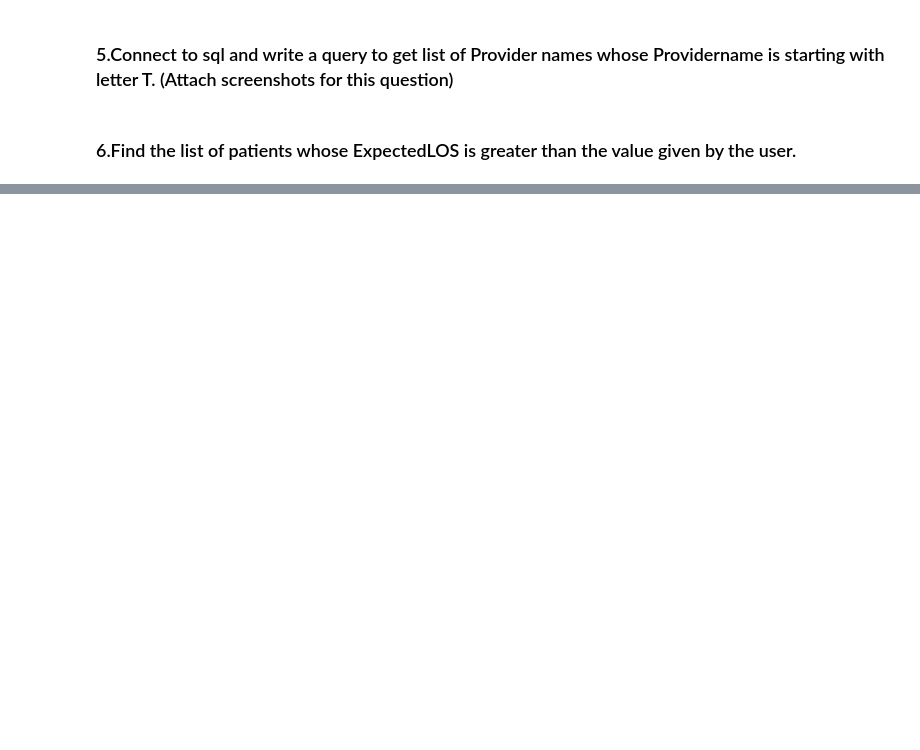
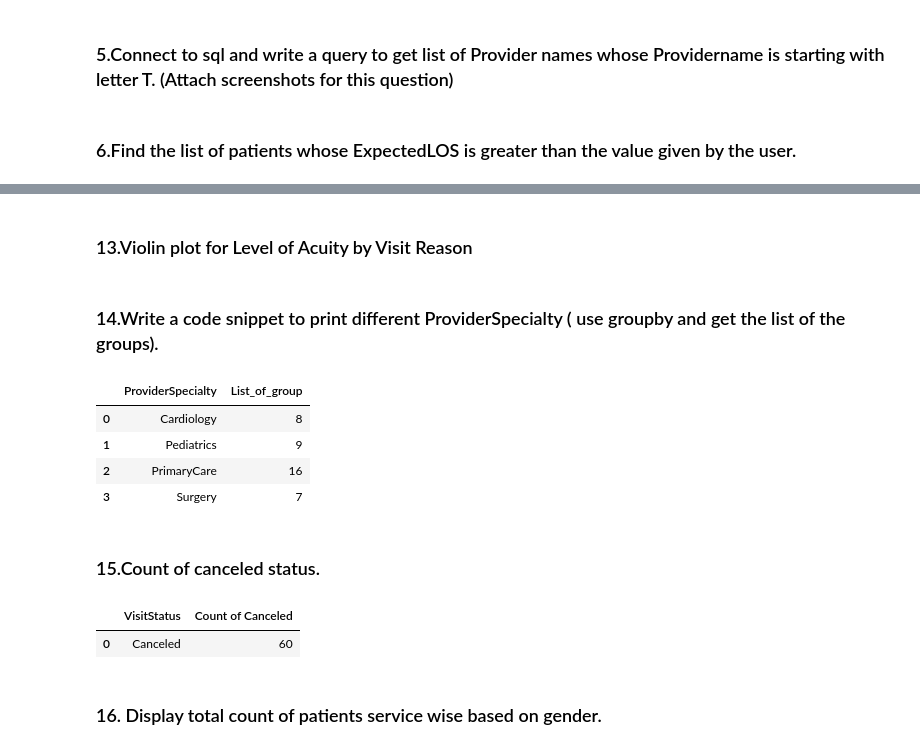
Before and after one commit to Amitha-sridhar/Py-Coders, a Jupyter notebook: PY-Coders_Lavanya.ipynb, the cells around one changed output, grey strips where cells are left out. Saved outputs shown, nothing was run; the diff lists cells and outputs as text; code cells hidden in the pictures; blank space fills up the shorter version.

```diff
--- a/PY-Coders_Lavanya.ipynb
+++ b/PY-Coders_Lavanya.ipynb
@@ -76,0 +180,14 @@ Spanish_count.filter(like = 'Spanish').reset_index(name='PatientCount')
+# %% [markdown]
+### 13.Violin plot for Level of Acuity by Visit Reason
+# %% [markdown]
+### 14.Write a code snippet to print different ProviderSpecialty ( use groupby and get the list of the groups).
+# %%
+providers.groupby(['ProviderSpecialty'])['ProviderID'].count().reset_index(name='List_of_group')
+# %% [output]
+|  | ProviderSpecialty | List_of_group |
+| 0 | Cardiology | 8 |
+| 1 | Pediatrics | 9 |
+| 2 | PrimaryCare | 16 |
+| 3 | Surgery | 7 |
+# %% [markdown]
+### 15.Count of canceled status.
@@ -76,0 +196,7 @@ Spanish_count.filter(like = 'Spanish').reset_index(name='PatientCount')
+# %%
+amb_visits.query("VisitStatus == 'Canceled'").groupby(['VisitStatus'])['VisitID'].count().reset_index(name='Count of Canceled')
+# %% [output]
+|  | VisitStatus | Count of Canceled |
+| 0 | Canceled | 60 |
+# %% [markdown]
+### 16. Display total count of patients service wise based on gender.
```
Also changed, not shown: parts of 27 cells of this notebook.
